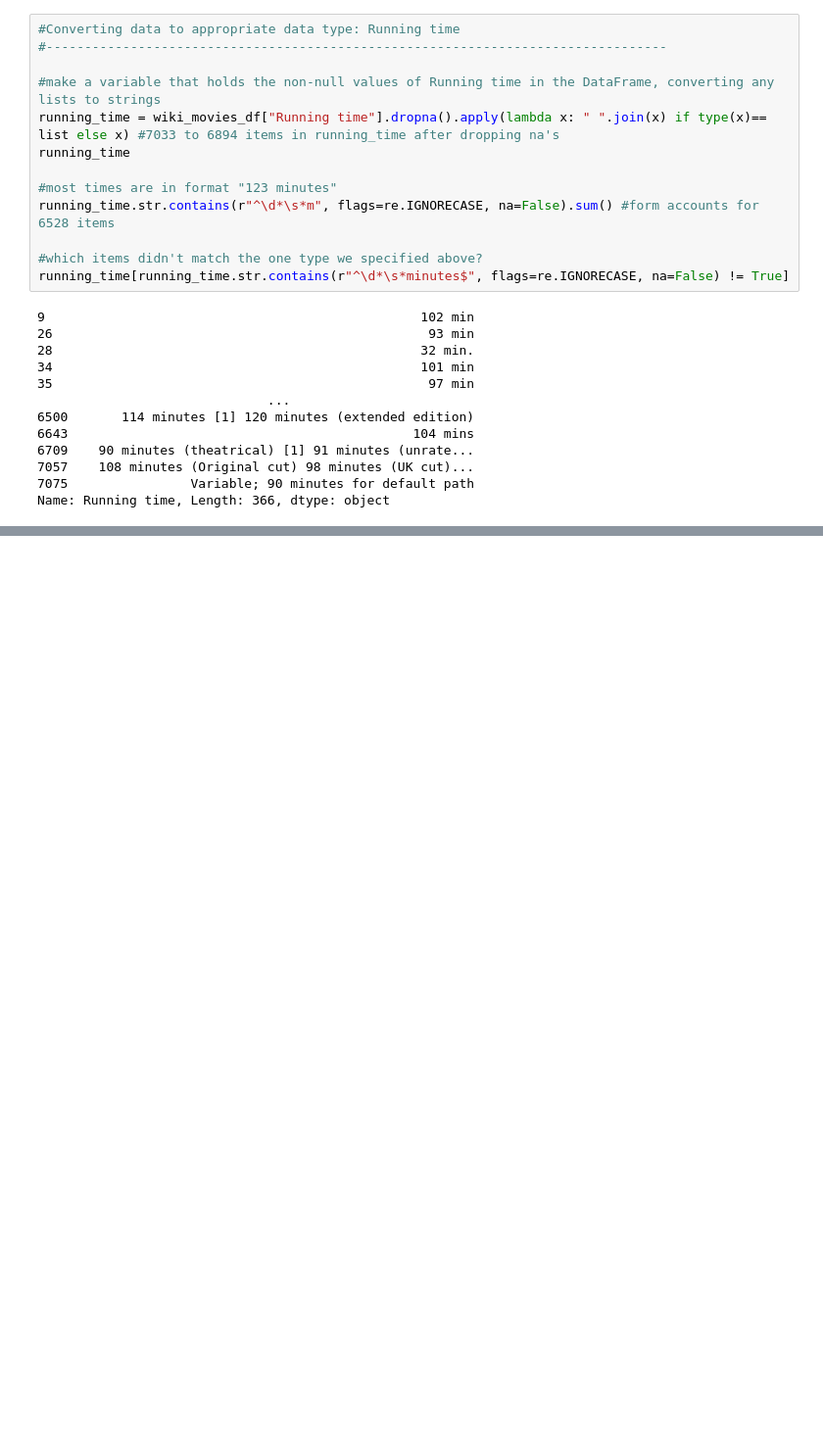
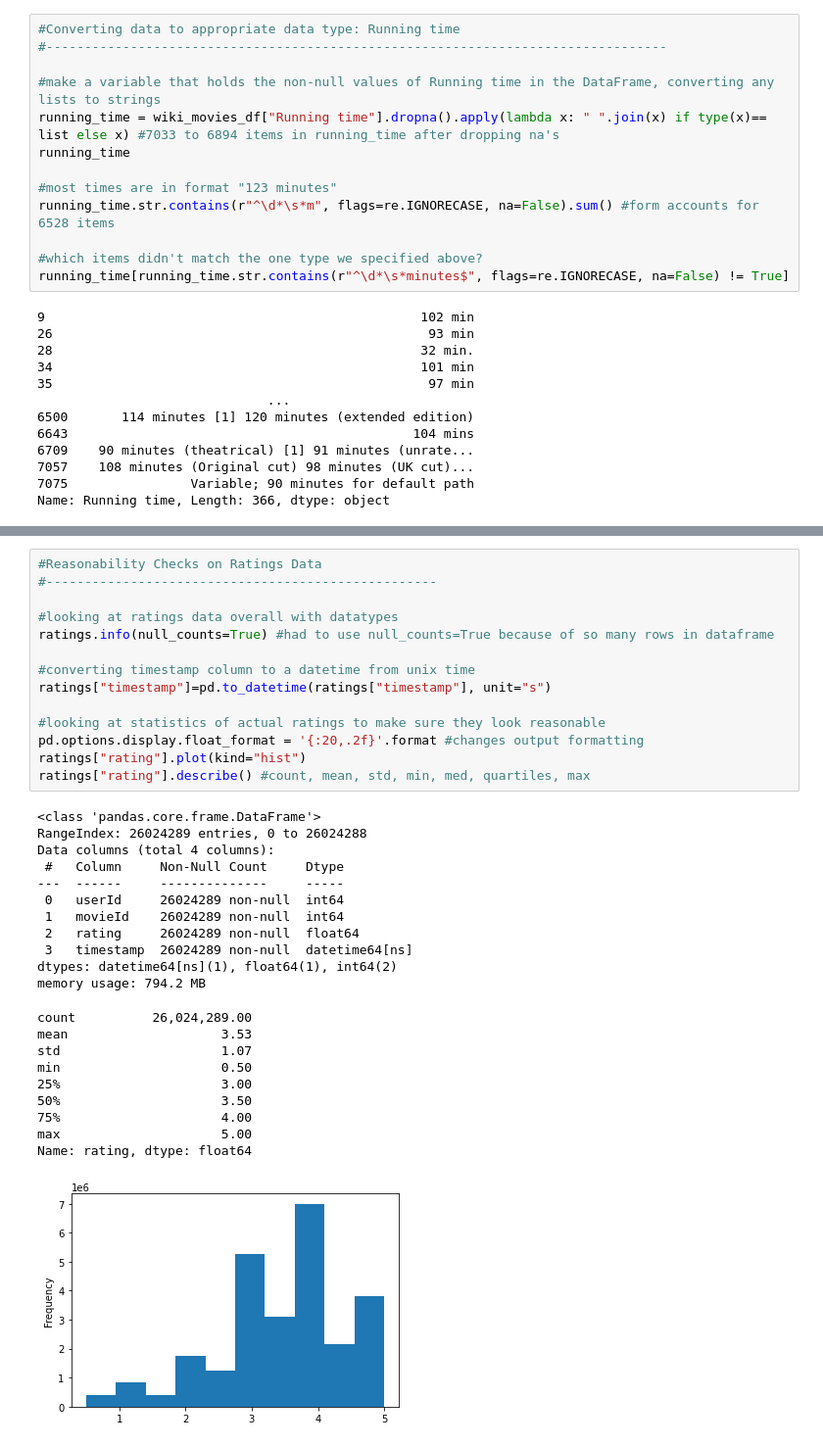
Before and after one commit to emariecovey/Movies-ETL, a Jupyter notebook: ETL.ipynb, the cells around one changed output, grey strips where cells are left out. Shown: that part at 98% size. Saved outputs shown, nothing was run; the diff lists cells and outputs as text; blank space fills up the shorter version.

```diff
--- a/ETL.ipynb
+++ b/ETL.ipynb
@@ -488,0 +527,36 @@ Name: Running time, Length: 366, dtype: object
+# %%
+#Reasonability Checks on Ratings Data
+#---------------------------------------------------
+
+#looking at ratings data overall with datatypes
+ratings.info(null_counts=True) #had to use null_counts=True because of so many rows in dataframe
+
+#converting timestamp column to a datetime from unix time
+ratings["timestamp"]=pd.to_datetime(ratings["timestamp"], unit="s")
+
+#looking at statistics of actual ratings to make sure they look reasonable
+pd.options.display.float_format = '{:20,.2f}'.format #changes output formatting
+ratings["rating"].plot(kind="hist")
+ratings["rating"].describe() #count, mean, std, min, med, quartiles, max
+# %% [output]
+<class 'pandas.core.frame.DataFrame'>
+RangeIndex: 26024289 entries, 0 to 26024288
+Data columns (total 4 columns):
+ #   Column     Non-Null Count     Dtype
+---  ------     --------------     -----
+ 0   userId     26024289 non-null  int64
+ 1   movieId    26024289 non-null  int64
+ 2   rating     26024289 non-null  float64
+ 3   timestamp  26024289 non-null  datetime64[ns]
+dtypes: datetime64[ns](1), float64(1), int64(2)
+memory usage: 794.2 MB
+count          26,024,289.00
+mean                    3.53
+std                     1.07
+min                     0.50
+25%                     3.00
+50%                     3.50
+75%                     4.00
+max                     5.00
+Name: rating, dtype: float64
+[figure, added]
```
Also changed, not shown: parts of 5 cells of this notebook.
